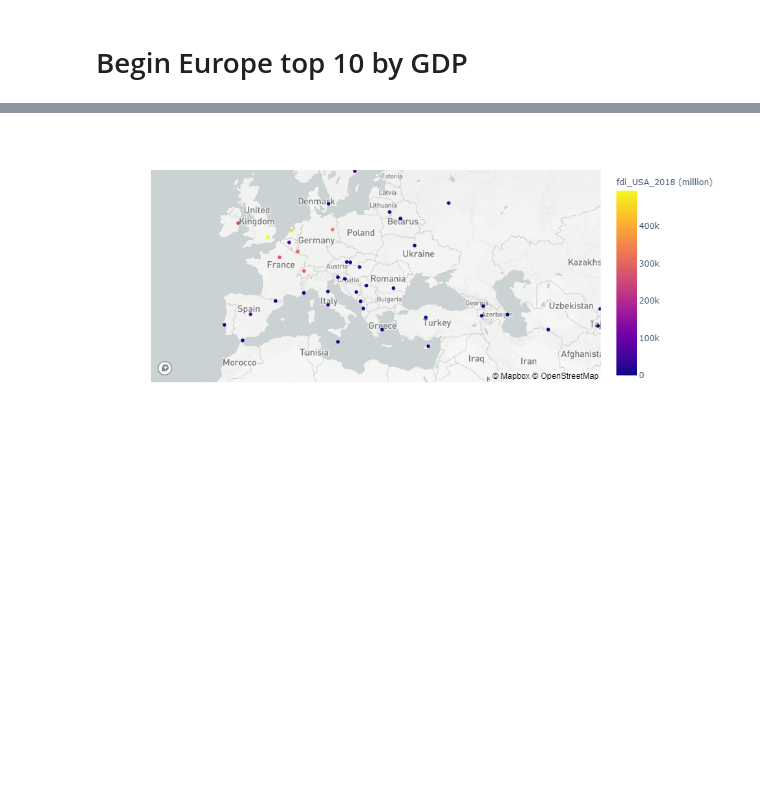
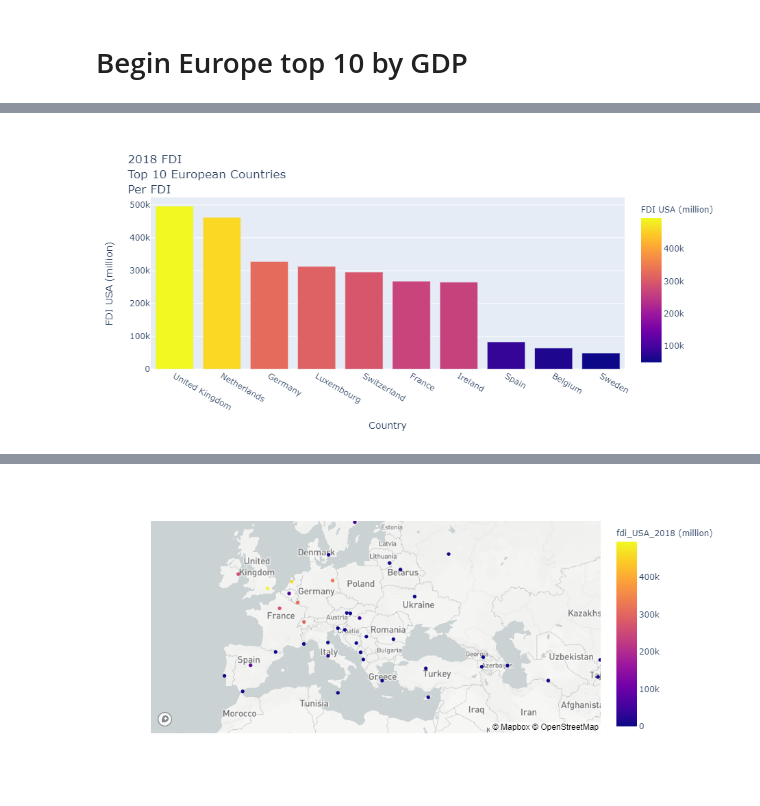
Before and after one commit to sabrinasaleh/Data_Munging_Plotting, a Jupyter notebook: europe/main-ed.ipynb, the cells around one changed output, grey strips where cells are left out. Drawn from its saved outputs; the diff is of its cells as text; code cells hidden in the pictures; blank space fills up the shorter version.

Commit message:
added top 10 FDI bar graph

```diff
--- a/europe/main-ed.ipynb
+++ b/europe/main-ed.ipynb
@@ -472,3 +472,15 @@ europe_top_10_fdi_gdp_scatter
+# %%
+europe_top_10_fdi_scatter_bar = px.bar(
+    europe_top_10_format_name,
+    x="Country",
+    y="FDI USA (million)",
+    title="2018 FDI <br>Top 10 European Countries<br>Per FDI",
+    color="FDI USA (million)",
+)
+europe_top_10_fdi_bar.write_image("europe_top_10_fdi_bar.png")
+europe_top_10_fdi_bar
+# %% [output]
+[figure, added]
 # %%
 # create 3D plot showing relationship between all three data points for all countries
 europe_top_10_fdi_gdp_db_3d = px.scatter_3d(
```
Also changed, not shown: parts of 9 cells of this notebook, 1 other file.
